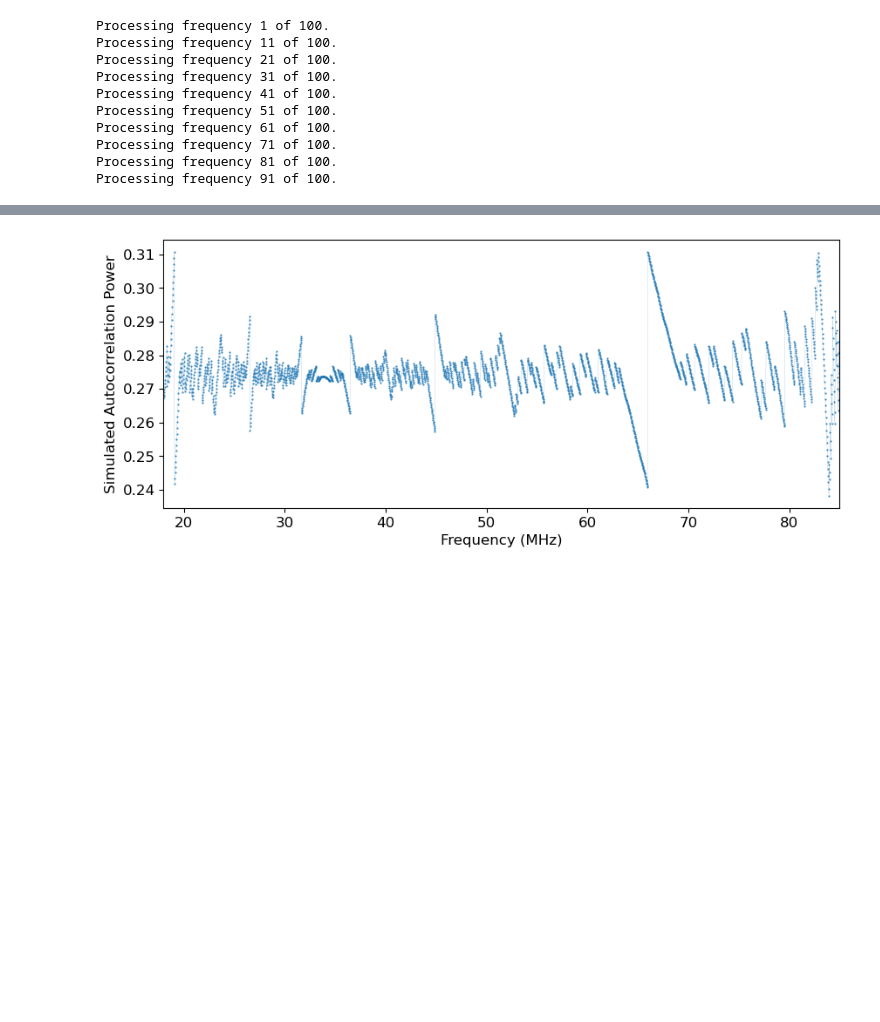
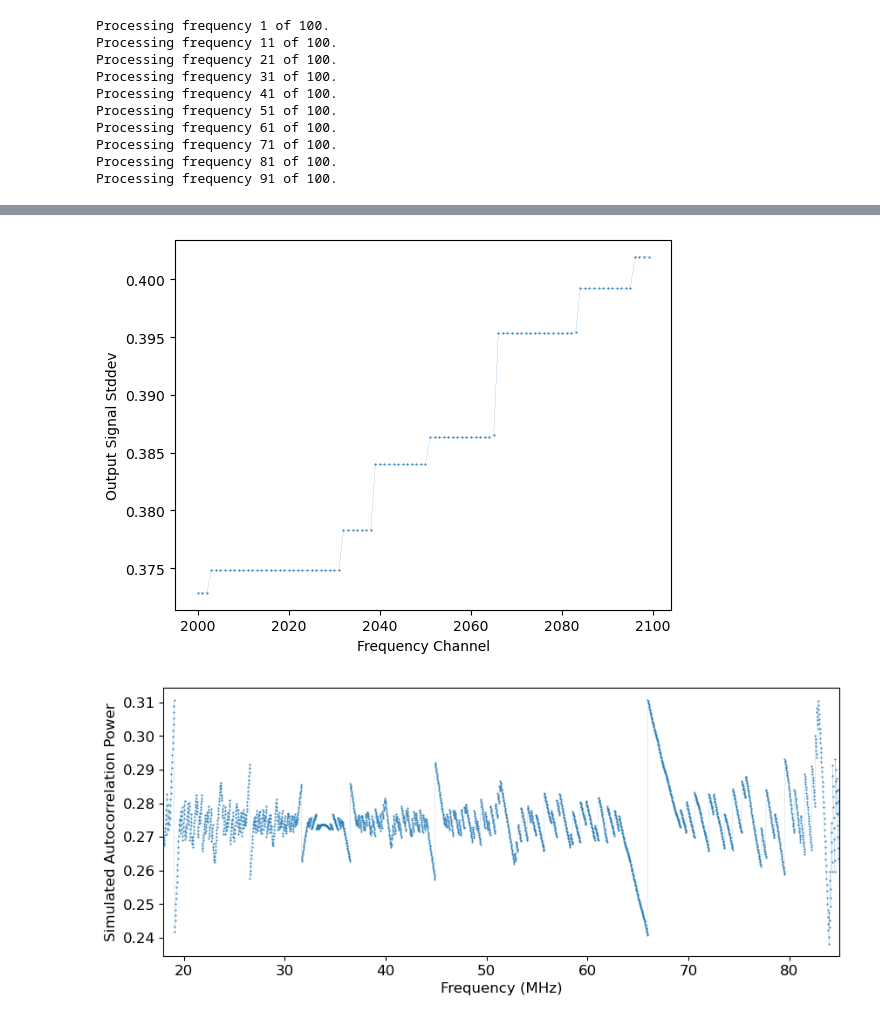
Before and after one commit to rlbyrne/requantization_sim, a Jupyter notebook: requantization_semianalytic_sim.ipynb, the cells around one changed output, grey strips where cells are left out. Cells and saved outputs as stored; diff of their text form; code cells hidden in the pictures; blank space fills up the shorter version.

```diff
--- a/requantization_semianalytic_sim.ipynb
+++ b/requantization_semianalytic_sim.ipynb
@@ -124,3 +172,17 @@ plt.show()
+# %%
+plt.plot(
+    np.arange(2000, 2100),
+    np.sqrt(final_variances),
+    ".-",
+    markersize=1,
+    linewidth=0.1,
+    color="tab:blue",
+)
+plt.xlabel("Frequency Channel")
+plt.ylabel("Output Signal Stddev")
+plt.show()
+# %% [output]
+[figure, added]
 # %%
 # Full simulation, from file
 with open("simulation_output.npy", "rb") as f:
```
Also changed, not shown: parts of 8 cells of this notebook, 2 other files.
